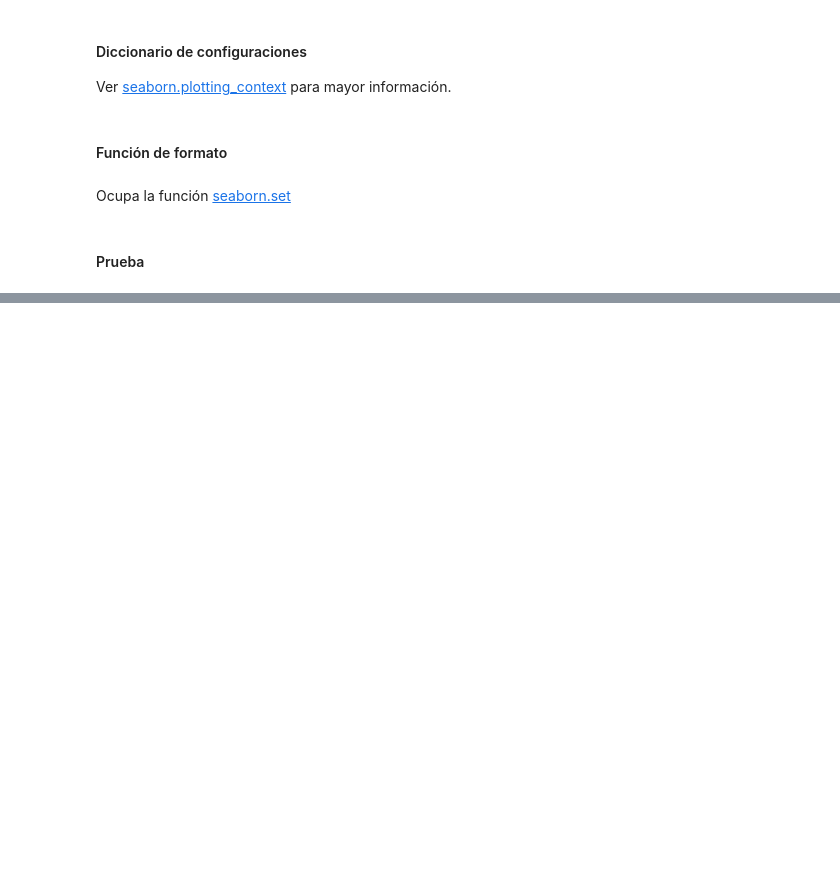
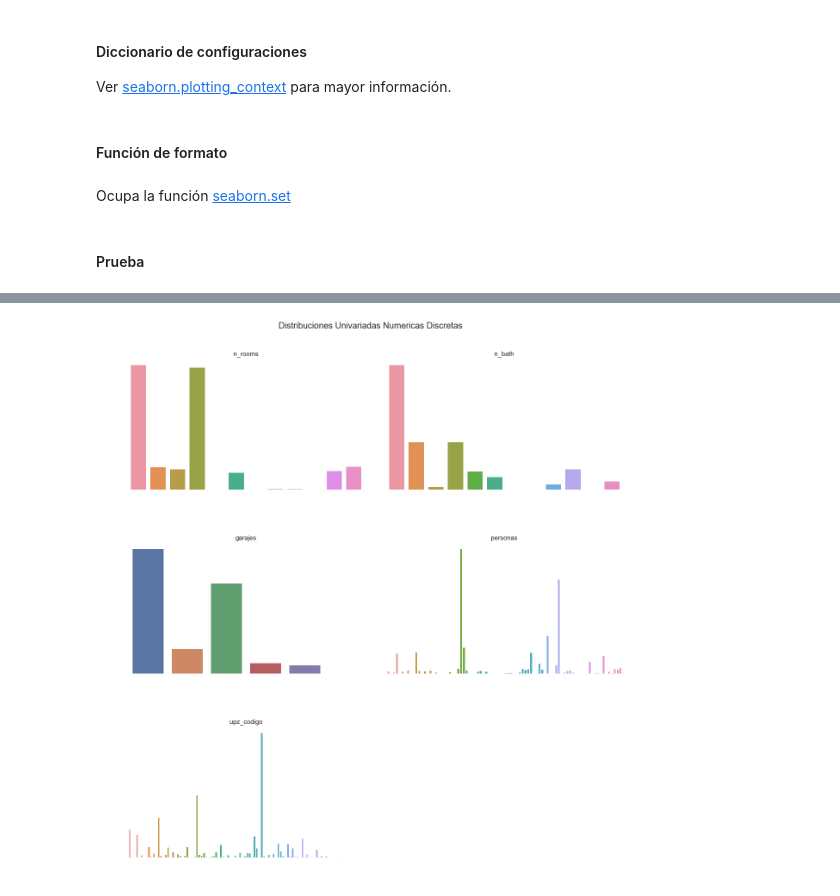
Before and after one commit to asolnn2a8/Tarea-1-Lab-C-de-D, a Jupyter notebook: codigos/p2.ipynb, the cells around one changed output, grey strips where cells are left out. Cells and saved outputs as stored; diff of their text form; code cells hidden in the pictures; blank space fills up the shorter version.

```diff
--- a/codigos/p2.ipynb
+++ b/codigos/p2.ipynb
@@ -58,0 +203,33 @@ sns.lmplot(x="x", y="y", col="dataset", hue="dataset", data=df,
+# %%
+# PARA las variables numericas discretas, con upz agregada
+
+fig, ax = plt.subplots(nrows=3, ncols=2, figsize=[17, 17])
+fig.tight_layout()
+
+fig.suptitle('Distribuciones Univariadas Numericas Discretas',
+             fontsize=20,
+             x=0.5,
+             y=1.05)
+list(map(lambda a : a.remove(), ax[-1,-1:]))
+
+strings=['url','upz_codigo']
+aux=strings
+aux.remove('url')
+
+numeric_aux=numeric_discretas+aux
+
+for axis, col in zip(ax.flatten(), numeric_aux):
+
+    try:
+      sns.countplot(df[('numeric_discretas',col)], ax=axis)
+    except:
+      sns.countplot(df[('strings',col)], ax=axis)
+
+    axis.set_axis_off()
+    axis.set_title(col, fontsize=15)
+    axis.set_xlabel(col, fontsize=15)
+
+h, w = (.4, .1)
+plt.subplots_adjust(wspace=w, hspace=h)
+# %% [output]
+[figure, added]
```
Also changed, not shown: parts of 26 cells of this notebook.
